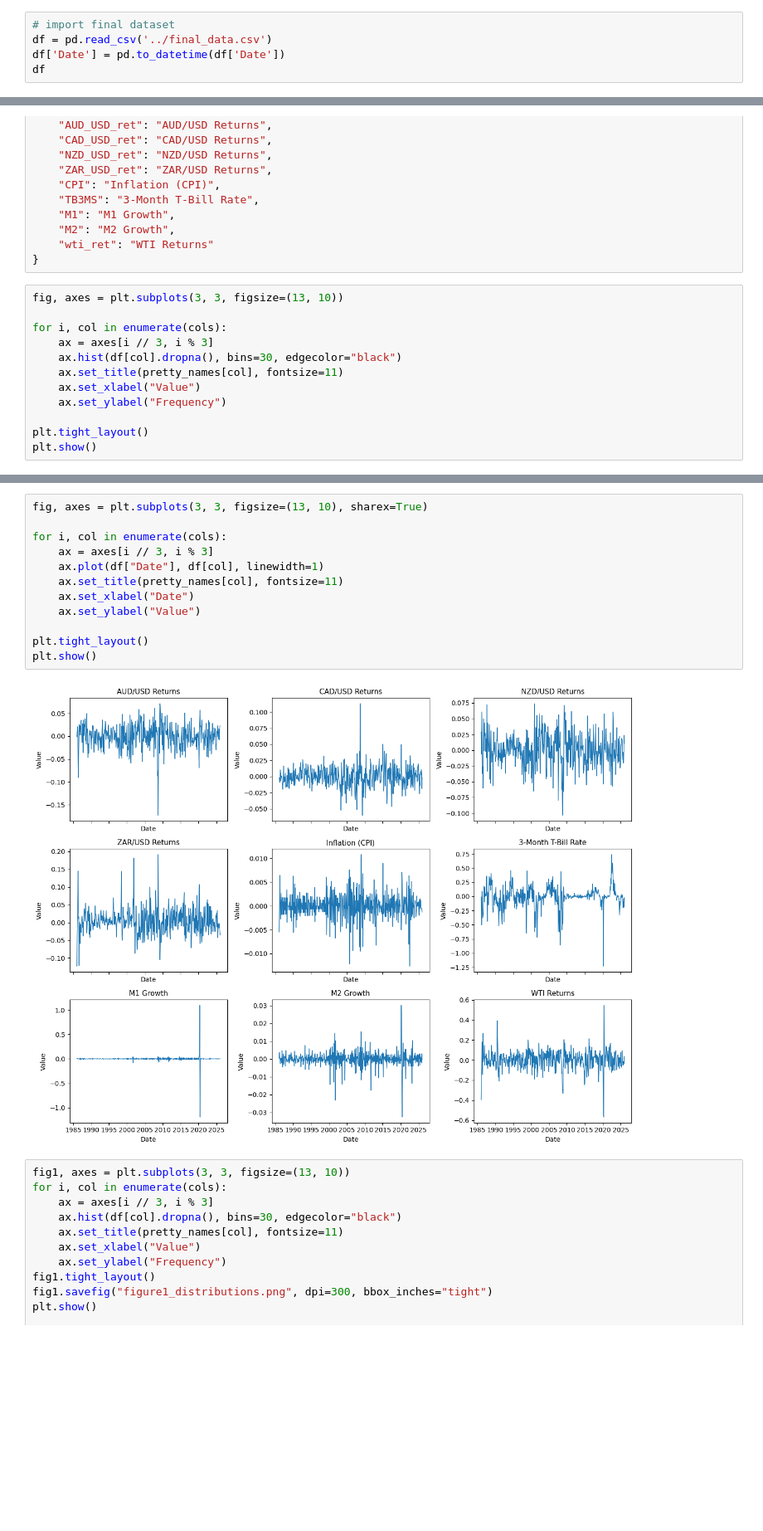
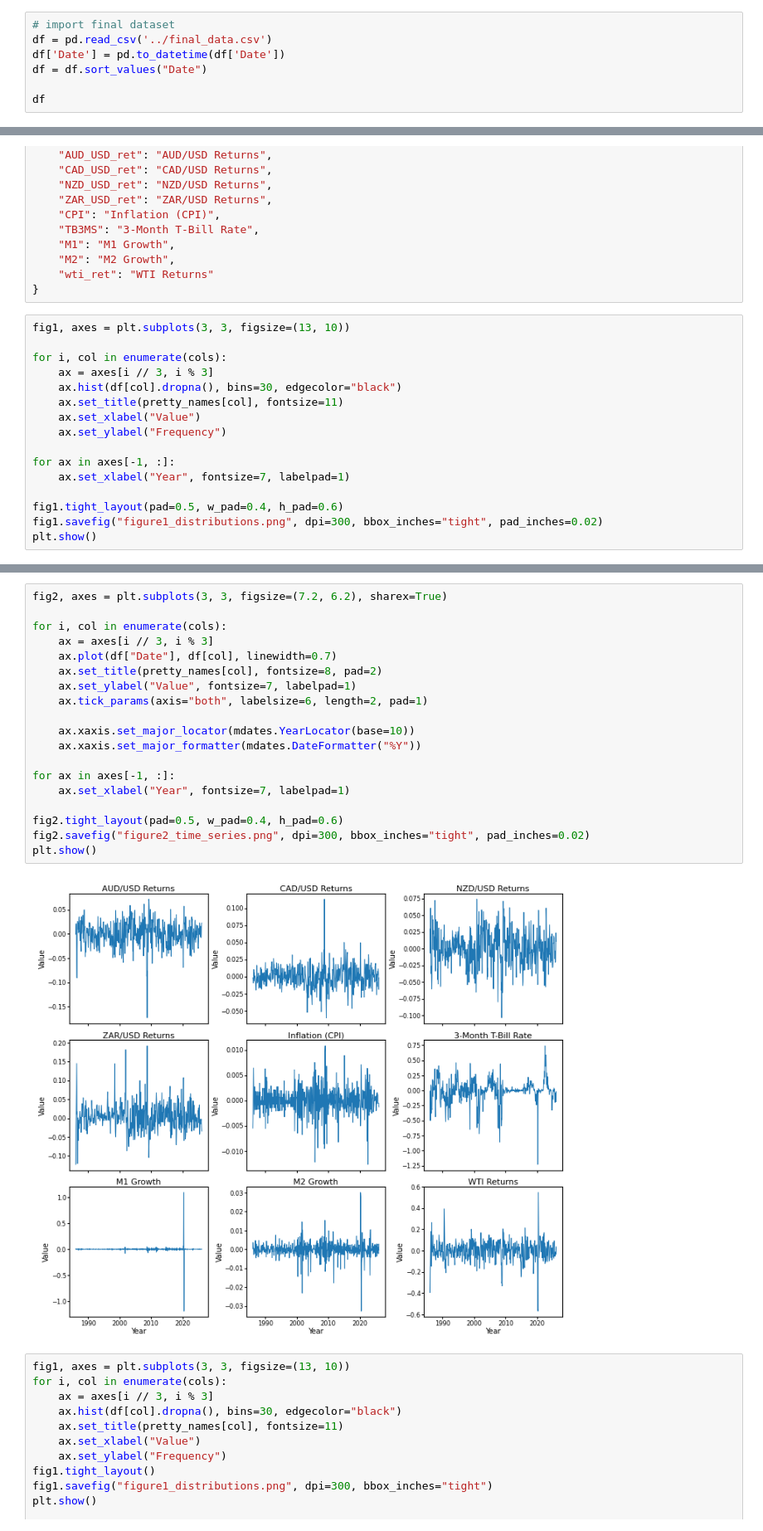
Before and after one commit to Meowth239/dse4101-project, a Jupyter notebook: data/plots of data/stats_variable.ipynb, the cells around one changed output, grey strips where cells are left out. Shown at 83% size. Drawn from its saved outputs; the diff is of its cells as text; blank space fills up the shorter version.

Commit message:
update tighter plot

```diff
--- a/data/plots of data/stats_variable.ipynb
+++ b/data/plots of data/stats_variable.ipynb
@@ -9,6 +10,8 @@ from scipy.stats import skew, kurtosis
 # import final dataset
 df = pd.read_csv('../final_data.csv')
 df['Date'] = pd.to_datetime(df['Date'])
+df = df.sort_values("Date")
+
 df
 # %% [output]
 |  | Date | AUD_USD_ret | CAD_USD_ret | NZD_USD_ret | ZAR_USD_ret | CPI | TB3MS | M1 | M2 | ... |
@@ -110,7 +113,7 @@ pretty_names = {
     "wti_ret": "WTI Returns"
 }
 # %%
-fig, axes = plt.subplots(3, 3, figsize=(13, 10))
+fig1, axes = plt.subplots(3, 3, figsize=(13, 10))
 
 for i, col in enumerate(cols):
     ax = axes[i // 3, i % 3]
@@ -119,6 +122,10 @@ for i, col in enumerate(cols):
     ax.set_xlabel("Value")
     ax.set_ylabel("Frequency")
 
-plt.tight_layout()
+for ax in axes[-1, :]:
+    ax.set_xlabel("Year", fontsize=7, labelpad=1)
+
+fig1.tight_layout(pad=0.5, w_pad=0.4, h_pad=0.6)
+fig1.savefig("figure1_distributions.png", dpi=300, bbox_inches="tight", pad_inches=0.02)
 plt.show()
 # %% [output]
@@ -126,17 +133,24 @@ plt.show()
 # %%
-fig, axes = plt.subplots(3, 3, figsize=(13, 10), sharex=True)
+fig2, axes = plt.subplots(3, 3, figsize=(7.2, 6.2), sharex=True)
 
 for i, col in enumerate(cols):
     ax = axes[i // 3, i % 3]
-    ax.plot(df["Date"], df[col], linewidth=1)
-    ax.set_title(pretty_names[col], fontsize=11)
-    ax.set_xlabel("Date")
-    ax.set_ylabel("Value")
+    ax.plot(df["Date"], df[col], linewidth=0.7)
+    ax.set_title(pretty_names[col], fontsize=8, pad=2)
+    ax.set_ylabel("Value", fontsize=7, labelpad=1)
+    ax.tick_params(axis="both", labelsize=6, length=2, pad=1)
 
-plt.tight_layout()
+    ax.xaxis.set_major_locator(mdates.YearLocator(base=10))
+    ax.xaxis.set_major_formatter(mdates.DateFormatter("%Y"))
+
+for ax in axes[-1, :]:
+    ax.set_xlabel("Year", fontsize=7, labelpad=1)
+
+fig2.tight_layout(pad=0.5, w_pad=0.4, h_pad=0.6)
+fig2.savefig("figure2_time_series.png", dpi=300, bbox_inches="tight", pad_inches=0.02)
 plt.show()
 # %% [output]
-[figure, old version]
+[figure, new version]
 # %%
 fig1, axes = plt.subplots(3, 3, figsize=(13, 10))
 for i, col in enumerate(cols):
```
Also changed, not shown: parts of 2 cells of this notebook, 2 other files.
